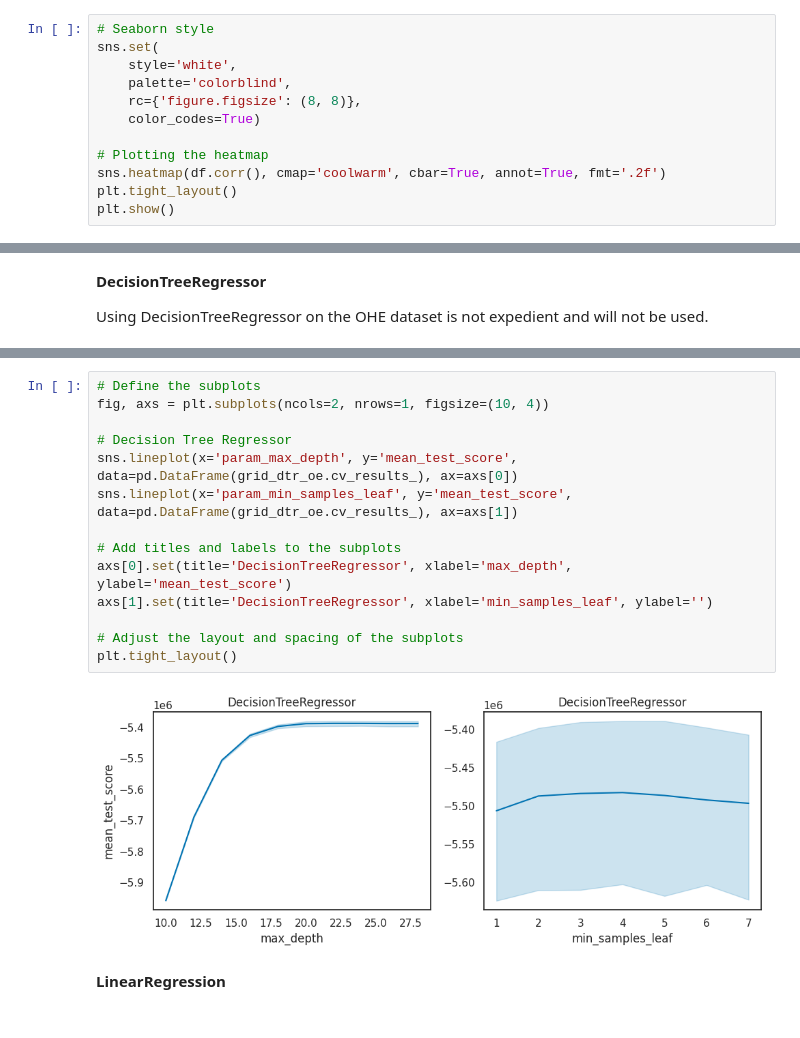
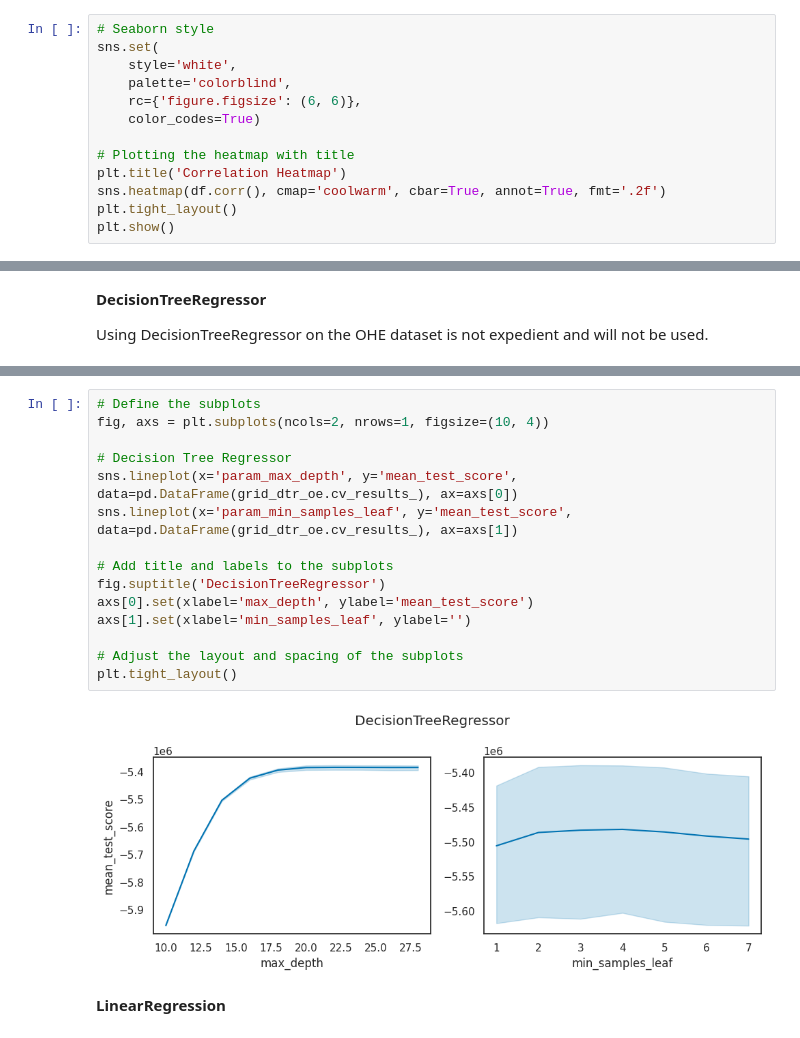
Before and after one commit to vartemyev88/machine-learning, a Jupyter notebook: projects/practicum-car_price/autos.ipynb, the cells around one changed output, grey strips where cells are left out. Cells and saved outputs as stored; diff of their text form.

```diff
--- a/projects/practicum-car_price/autos.ipynb
+++ b/projects/practicum-car_price/autos.ipynb
@@ -617,10 +622,11 @@ Let's look at the correlation of the data:
 sns.set(
     style='white',
     palette='colorblind',
-    rc={'figure.figsize': (8, 8)},
+    rc={'figure.figsize': (6, 6)},
     color_codes=True)
 
-# Plotting the heatmap
+# Plotting the heatmap with title
+plt.title('Correlation Heatmap')
 sns.heatmap(df.corr(), cmap='coolwarm', cbar=True, annot=True, fmt='.2f')
 plt.tight_layout()
 plt.show()
@@ -799,19 +805,20 @@ Wall time: 1min 7s
 # %%
 # Define the subplots
 fig, axs = plt.subplots(ncols=2, nrows=1, figsize=(10, 4))
 
 # Decision Tree Regressor
 sns.lineplot(x='param_max_depth', y='mean_test_score', data=pd.DataFrame(grid_dtr_oe.cv_results_), ax=axs[0])
 sns.lineplot(x='param_min_samples_leaf', y='mean_test_score', data=pd.DataFrame(grid_dtr_oe.cv_results_), ax=axs[1])
 
-# Add titles and labels to the subplots
-axs[0].set(title='DecisionTreeRegressor', xlabel='max_depth', ylabel='mean_test_score')
-axs[1].set(title='DecisionTreeRegressor', xlabel='min_samples_leaf', ylabel='')
+# Add title and labels to the subplots
+fig.suptitle('DecisionTreeRegressor')
+axs[0].set(xlabel='max_depth', ylabel='mean_test_score')
+axs[1].set(xlabel='min_samples_leaf', ylabel='')
 
 # Adjust the layout and spacing of the subplots
 plt.tight_layout()
 # %% [output]
-[figure, old version]
+[figure, new version]
 # %% [markdown]
 **LinearRegression**
 # %%
```
Also changed, not shown: parts of 35 cells of this notebook.
